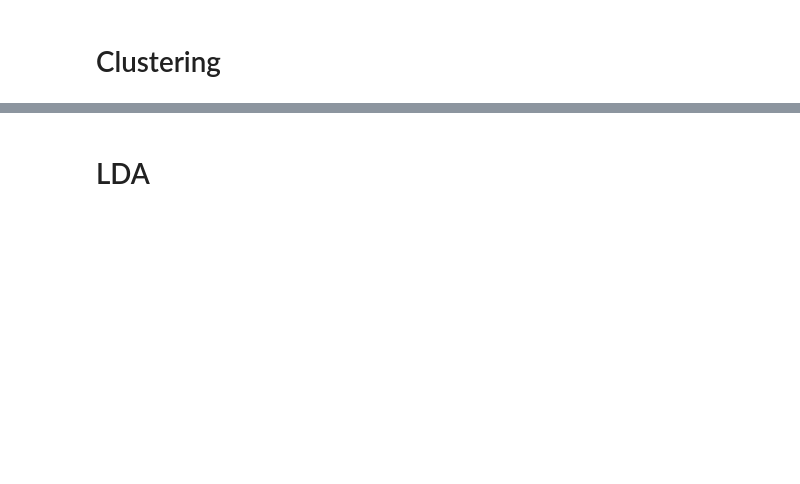
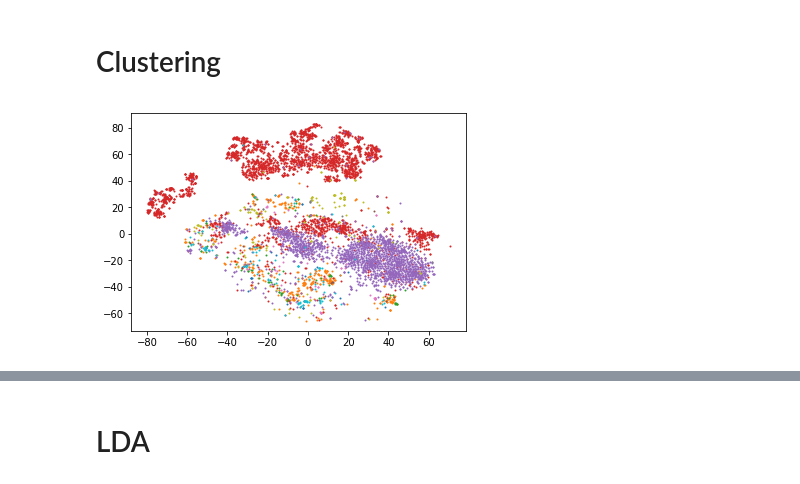
Before and after one commit to davidlenz/pvtm, a Jupyter notebook: 20_newsgroup.ipynb, the cells around one changed output, grey strips where cells are left out. Drawn from its saved outputs; the diff is of its cells as text; code cells hidden in the pictures; blank space fills up the shorter version.

```diff
--- a/20_newsgroup.ipynb
+++ b/20_newsgroup.ipynb
@@ -69,5 +113,13 @@ Wall time: 3min 41s
 # %% [markdown]
 # Clustering
+# %%
+# reuters news wire clustering
+for i in range(n_topics-36):
+    indices = np.where(y==i)[0]
+    vecs = d2vecs[indices]
+    plt.scatter(vecs[:, 0], vecs[:, 1], s=1)
+# %% [output]
+[figure, added]
 # %%
 import numpy as np
 from sklearn.mixture import GaussianMixture
```
Also changed, not shown: parts of 21 cells of this notebook.
